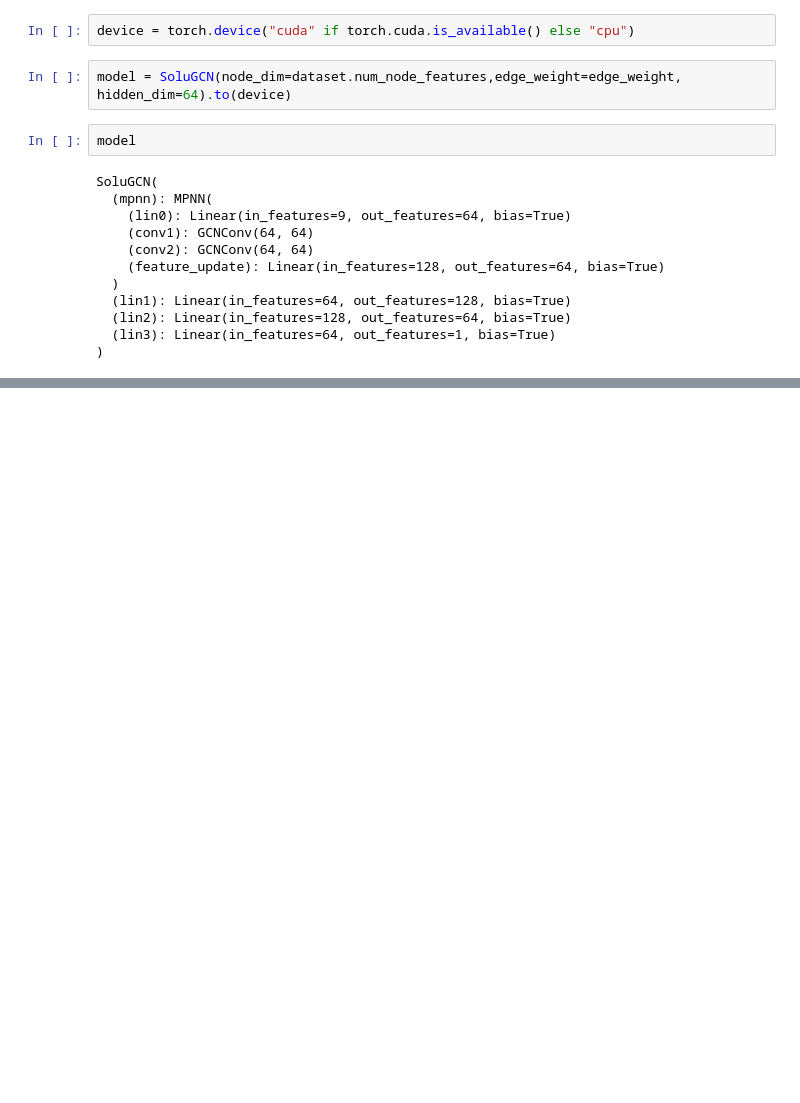
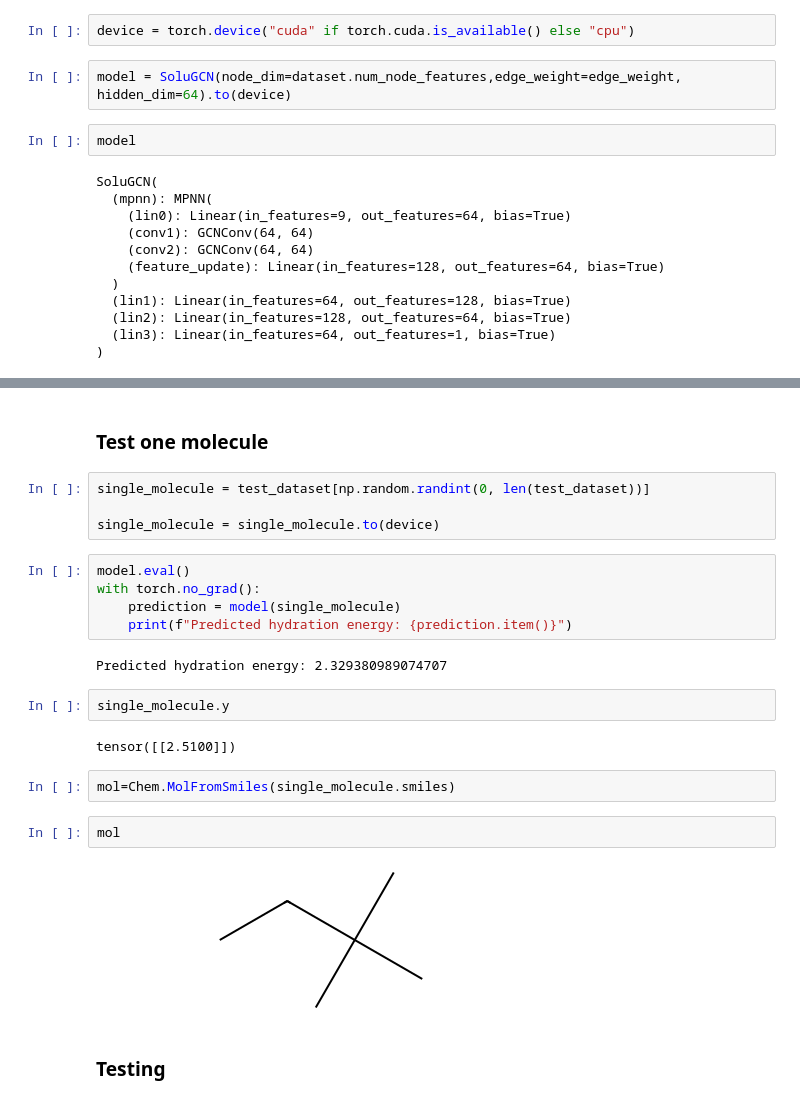
Before and after one commit to Neermita18/SystemsBiology, a Jupyter notebook: SolubilityWithGCNs.ipynb, the cells around one changed output, grey strips where cells are left out. Drawn from its saved outputs; the diff is of its cells as text; blank space fills up the shorter version.

Commit message:
complete testing gnn

```diff
--- a/SolubilityWithGCNs.ipynb
+++ b/SolubilityWithGCNs.ipynb
@@ -291,0 +311,25 @@ IndexError: The shape of the mask [496] at index 0 does not match the shape of t
+# %% [markdown]
+### Test one molecule
+# %%
+single_molecule = test_dataset[np.random.randint(0, len(test_dataset))]
+
+single_molecule = single_molecule.to(device)
+# %%
+model.eval()
+with torch.no_grad():
+    prediction = model(single_molecule)
+    print(f"Predicted hydration energy: {prediction.item()}")
+# %% [output]
+Predicted hydration energy: 2.329380989074707
+# %%
+single_molecule.y
+# %% [output]
+tensor([[2.5100]])
+# %%
+mol=Chem.MolFromSmiles(single_molecule.smiles)
+# %%
+mol
+# %% [output]
+[figure, added]
+# %% [markdown]
+### Testing
```
Also changed, not shown: parts of 18 cells of this notebook.
